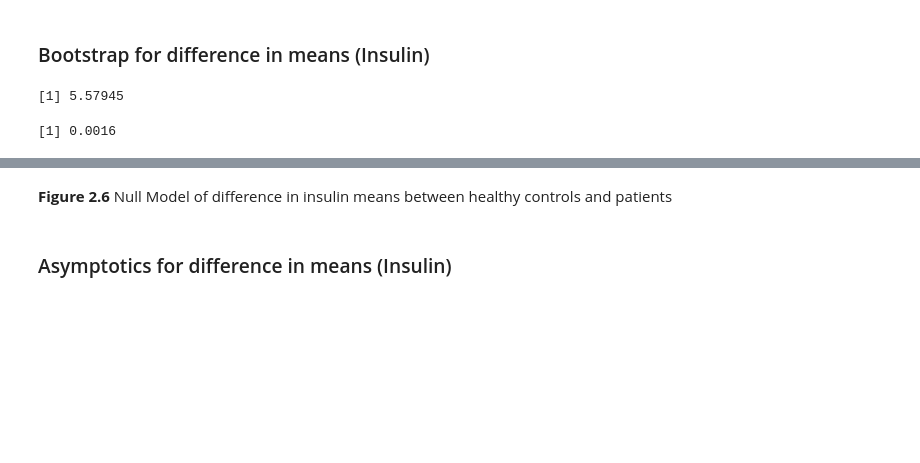
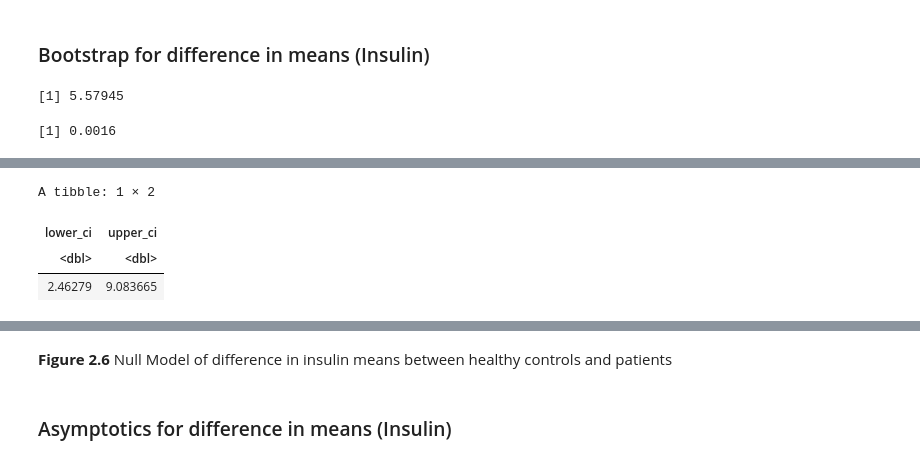
Before and after one commit to cpan0/breast-cancer-coimbra-dataset, a Jupyter notebook: final-report.ipynb, the cells around one changed output, grey strips where cells are left out. Saved outputs shown, nothing was run; the diff lists cells and outputs as text; code cells hidden in the pictures; blank space fills up the shorter version.

```diff
--- a/final-report.ipynb
+++ b/final-report.ipynb
@@ -328,0 +315,19 @@ null_model_Insulin_mean_plot
+# %%
+set.seed(111)
+
+model_Insulin_mean <-
+   cancer %>%
+   specify(formula = Insulin ~ Classification) %>%
+   generate(reps = 5000, type = "bootstrap") %>%
+   calculate(stat="diff in means", order = c(2, 1))
+# %%
+ci_insulin_b_mean <-
+    model_Insulin_mean %>%
+    get_ci(0.95)
+
+ci_insulin_b_mean
+# %% [output]
+A tibble: 1 × 2
+| lower_ci | upper_ci |
+| <dbl> | <dbl> |
+| 2.46279 | 9.083665 |
```
Also changed, not shown: parts of 12 cells of this notebook.
